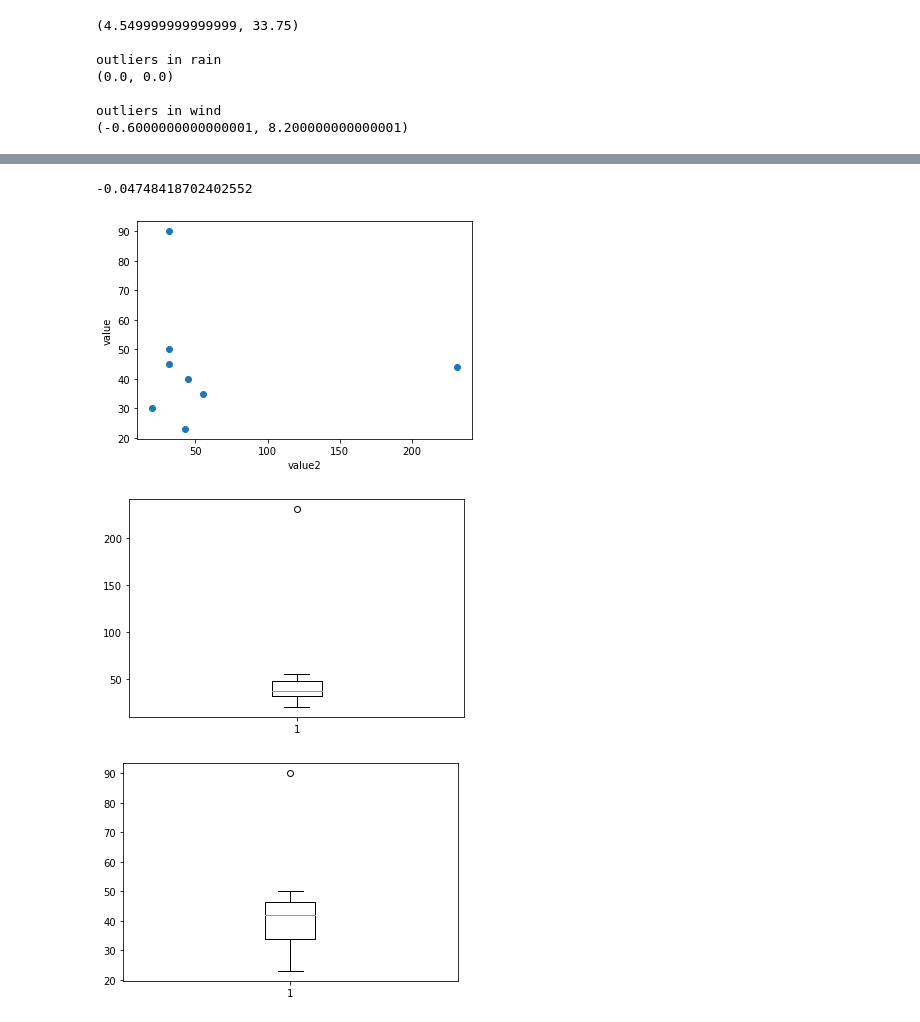
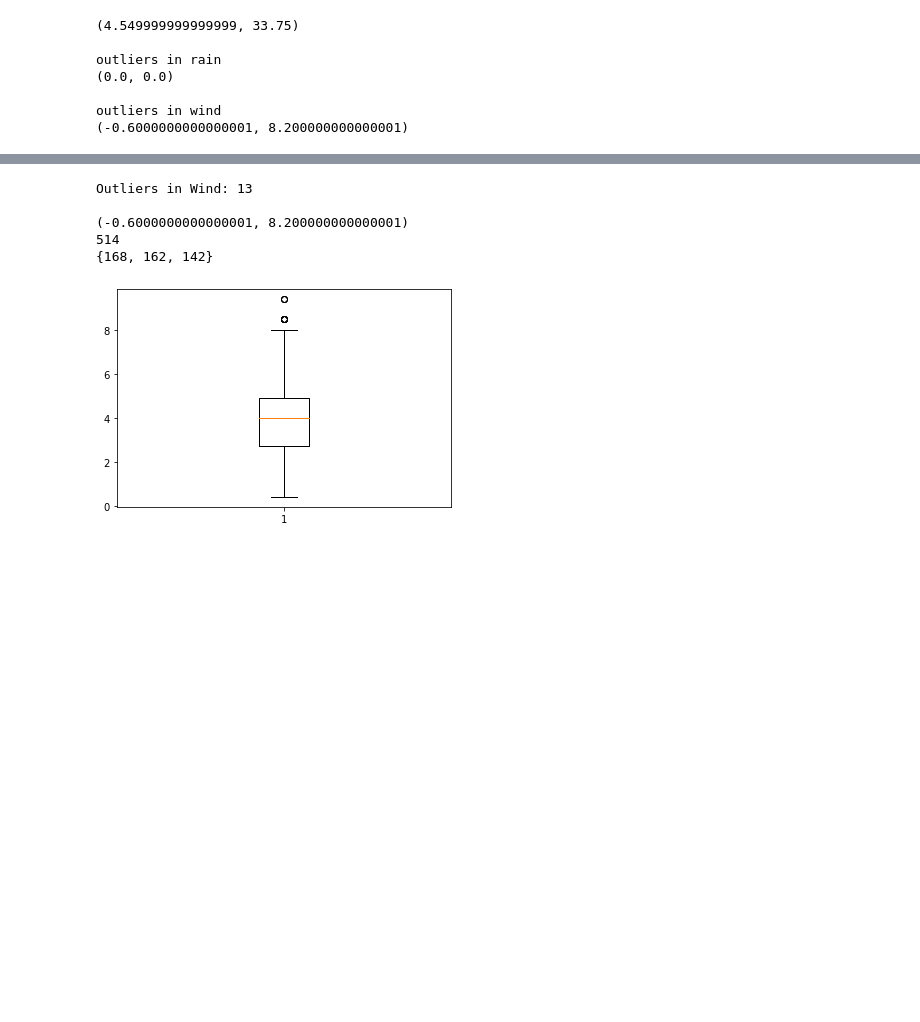
Before and after one commit to lkarjun/data-science-from-scratch, a Jupyter notebook: ChapterFive/Statistics.ipynb, the cells around one changed output, grey strips where cells are left out. Drawn from its saved outputs; the diff is of its cells as text; code cells hidden in the pictures; blank space fills up the shorter version.

Commit message:
Playing with Outliers

```diff
--- a/ChapterFive/Statistics.ipynb
+++ b/ChapterFive/Statistics.ipynb
@@ -266,7 +265,7 @@ data.head()
 # %%
-temp = data.temp
-rain = data.rain
-wind = data.wind
+temp = data.Temp
+rain = data.Rain
+wind = data.Wind
 print('-----correlation------')
 print(correlation(temp,rain))
 print('-----covarience-------')
@@ -386,7 +383,42 @@ plt.show()
+# %%
+Outlier_wind_index = [wind_fixed.index(wind)
+    for wind in wind_fixed
+    if (wind >= 8.20)or(wind <= -0.60)]
+
+w1 = 168
+w2 = 162
+w3 = 142
+
+wind_good = [x
+            for i, x in enumerate(wind_fixed)
+            if i not in Outlier_wind_index
+            ]
+
+print('Outliers in Wind:', len(Outlier_wind_index));print()
+
+
+print(checkoutlier(wind_good))
+print(len(wind_good))
+print(set(Outlier_wind_index))
+plt.boxplot(wind_good)
+plt.show()
+# %% [output]
+Outliers in Wind: 13
+
+(-0.6000000000000001, 8.200000000000001)
+514
+{168, 162, 142}
+[figure, added]
+# %% [markdown]
+#
 # %%
 value = [30,40,35,45,23,44,50, 90]
 value2 = [20,45,55,32,43,231,32,32]
-print(correlation(value, value2))
+print(correlation(value, value2));print()
+print('mean of value', mean(value))
+print('mean of value2', mean(value2))
+print('median of value', median(value))
+print('median of value2', median(value2));print()
 plt.scatter(value2, value)
 plt.xlabel("value2")
 plt.ylabel("value")
@@ -397,11 +429,6 @@ plt.show()
 
 plt.boxplot(value)
 plt.show()
-# %% [output]
--0.04748418702402552
-[figure, removed]
-[figure, removed]
-[figure, removed]
 # %%
 outlier = value.index(90)
 outlier1 = value2.index(231)
```
Also changed, not shown: parts of 21 cells of this notebook, 1 other file.
